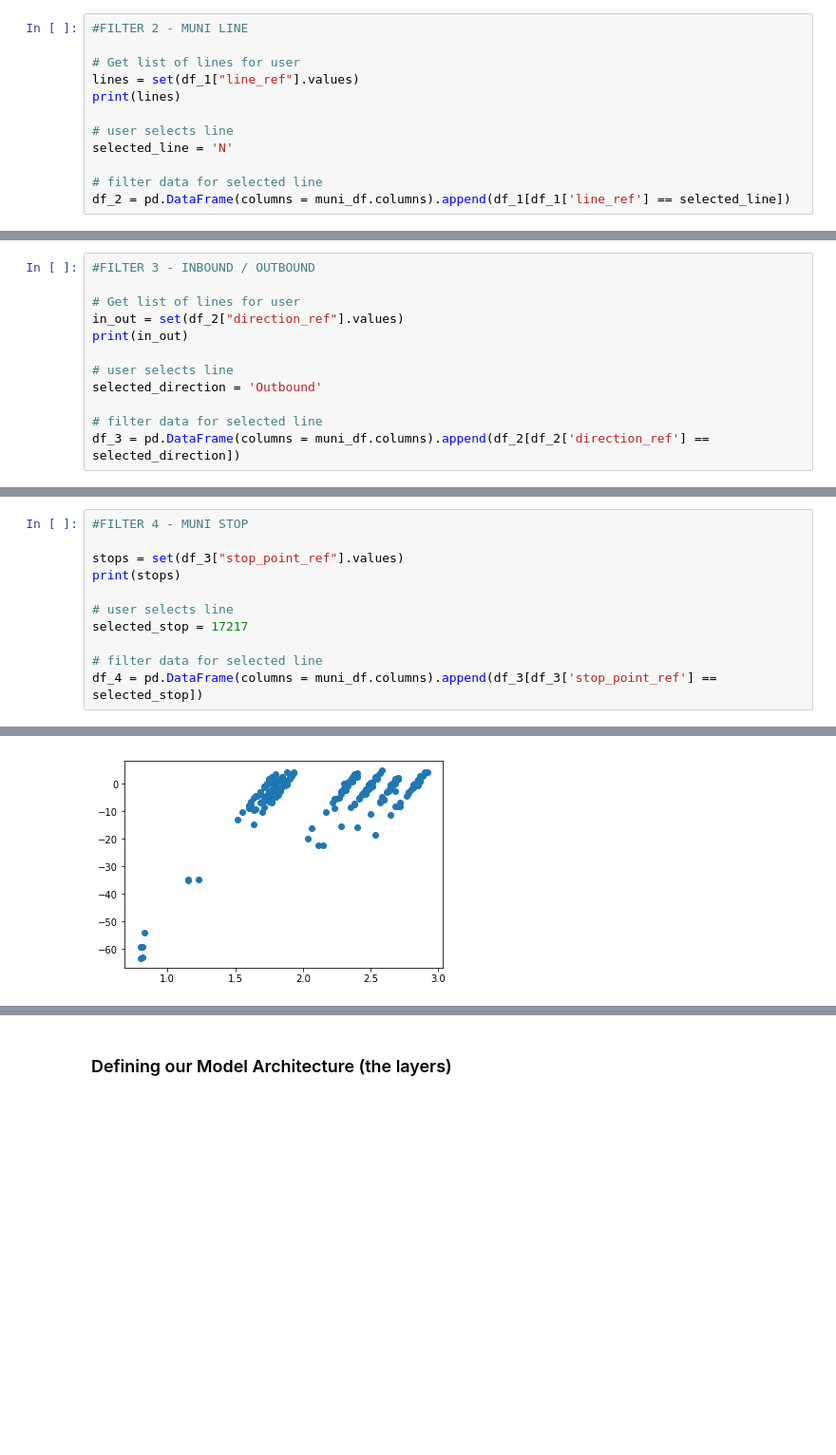
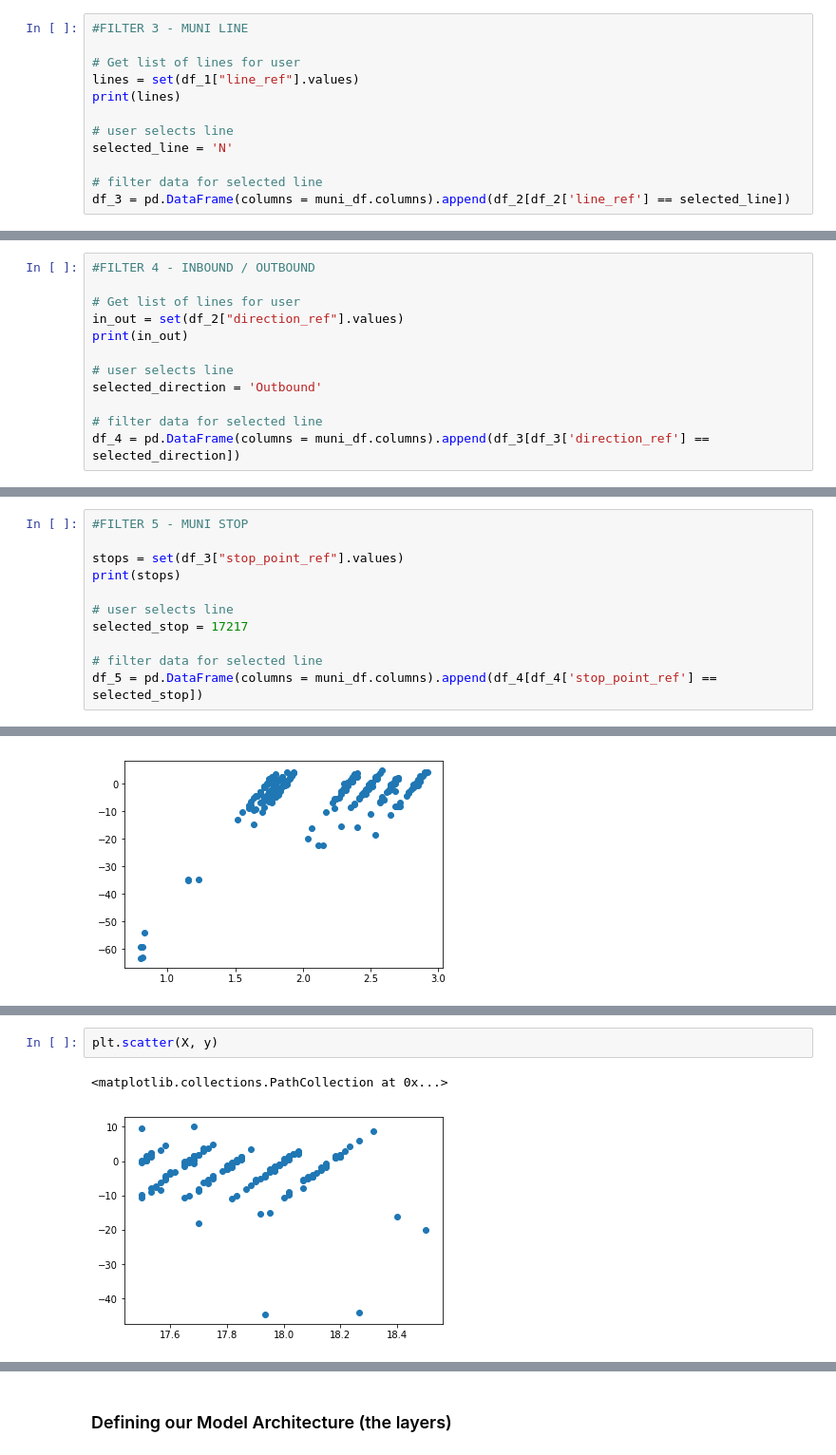
Before and after one commit to EfficiencyJunky/Project3SuperGroup, a Jupyter notebook: code/Final Project Machine Learning Component.ipynb, the cells around one changed output, grey strips where cells are left out. Shown at 95% size. Drawn from its saved outputs; the diff is of its cells as text; blank space fills up the shorter version.

```diff
--- a/code/Final Project Machine Learning Component.ipynb
+++ b/code/Final Project Machine Learning Component.ipynb
@@ -234,5 +235,5 @@ df_1 = pd.DataFrame(columns = muni_df.columns).append(muni_df[muni_df['weekday']
 # %%
-#FILTER 2 - MUNI LINE
+#FILTER 3 - MUNI LINE
 
 # Get list of lines for user
 lines = set(df_1["line_ref"].values)
@@ -242,11 +243,11 @@ print(lines)
 selected_line = 'N'
 
 # filter data for selected line
-df_2 = pd.DataFrame(columns = muni_df.columns).append(df_1[df_1['line_ref'] == selected_line])
+df_3 = pd.DataFrame(columns = muni_df.columns).append(df_2[df_2['line_ref'] == selected_line])
 # %% [output]
 {'2', '38', 'M', 'N', '14', '7'}
 # %%
-#FILTER 3 - INBOUND / OUTBOUND
+#FILTER 4 - INBOUND / OUTBOUND
 
 # Get list of lines for user
 in_out = set(df_2["direction_ref"].values)
@@ -256,11 +257,11 @@ print(in_out)
 selected_direction = 'Outbound'
 
 # filter data for selected line
-df_3 = pd.DataFrame(columns = muni_df.columns).append(df_2[df_2['direction_ref'] == selected_direction])
+df_4 = pd.DataFrame(columns = muni_df.columns).append(df_3[df_3['direction_ref'] == selected_direction])
 # %% [output]
 {'Inbound', 'Outbound'}
 # %%
-#FILTER 4 - MUNI STOP
+#FILTER 5 - MUNI STOP
 
 stops = set(df_3["stop_point_ref"].values)
 print(stops)
@@ -269,5 +270,5 @@ print(stops)
 selected_stop = 17217
 
 # filter data for selected line
-df_4 = pd.DataFrame(columns = muni_df.columns).append(df_3[df_3['stop_point_ref'] == selected_stop])
+df_5 = pd.DataFrame(columns = muni_df.columns).append(df_4[df_4['stop_point_ref'] == selected_stop])
 # %% [output]
@@ -296,0 +544,5 @@ plt.scatter(X, y)
+# %%
+plt.scatter(X, y)
+# %% [output]
+<matplotlib.collections.PathCollection at 0x...>
+[figure, added]
```
Also changed, not shown: parts of 52 cells of this notebook.
